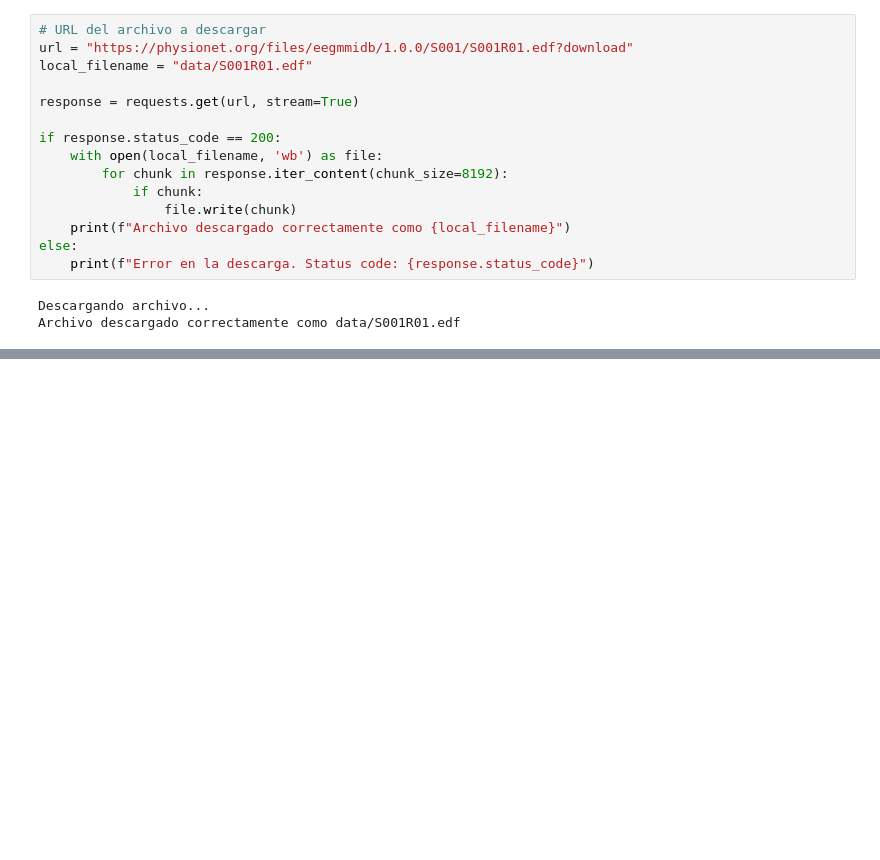
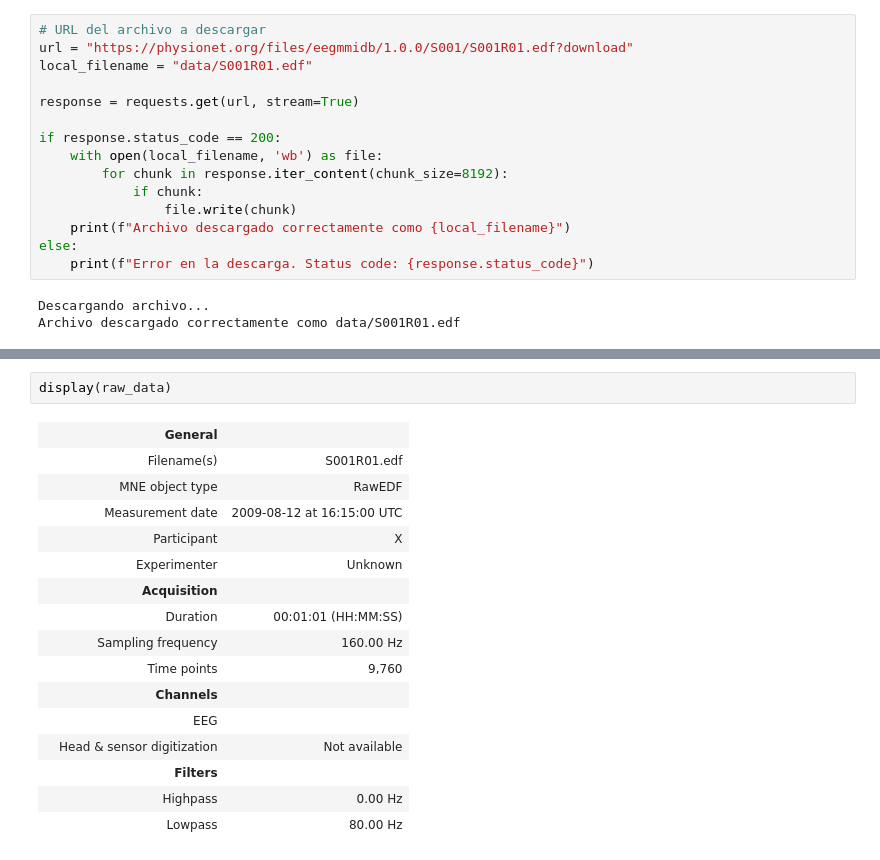
Before and after one commit to tentaclepurple/42_Total_perspective_vortex, a Jupyter notebook: Preprocess.ipynb, the cells around one changed output, grey strips where cells are left out. Saved outputs shown, nothing was run; the diff lists cells and outputs as text; blank space fills up the shorter version.

```diff
--- a/Preprocess.ipynb
+++ b/Preprocess.ipynb
@@ -48,0 +48,19 @@ Using matplotlib as 2D backend.
+# %%
+display(raw_data)
+# %% [output]
+|  | General |  |
+|  | Filename(s) | S001R01.edf |
+|  | MNE object type | RawEDF |
+|  | Measurement date | 2009-08-12 at 16:15:00 UTC |
+|  | Participant | X |
+|  | Experimenter | Unknown |
+|  | Acquisition |  |
+|  | Duration | 00:01:01 (HH:MM:SS) |
+|  | Sampling frequency | 160.00 Hz |
+|  | Time points | 9,760 |
+|  | Channels |  |
+|  | EEG |  |
+|  | Head & sensor digitization | Not available |
+|  | Filters |  |
+|  | Highpass | 0.00 Hz |
+|  | Lowpass | 80.00 Hz |
```
Also changed, not shown: parts of 6 cells of this notebook, 2 other files.
